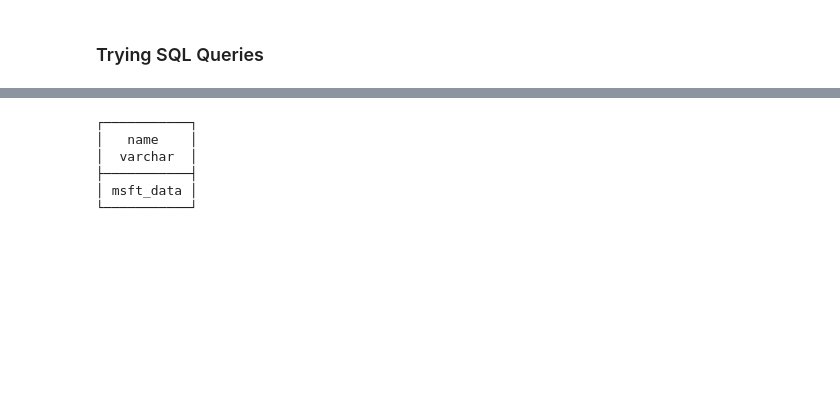
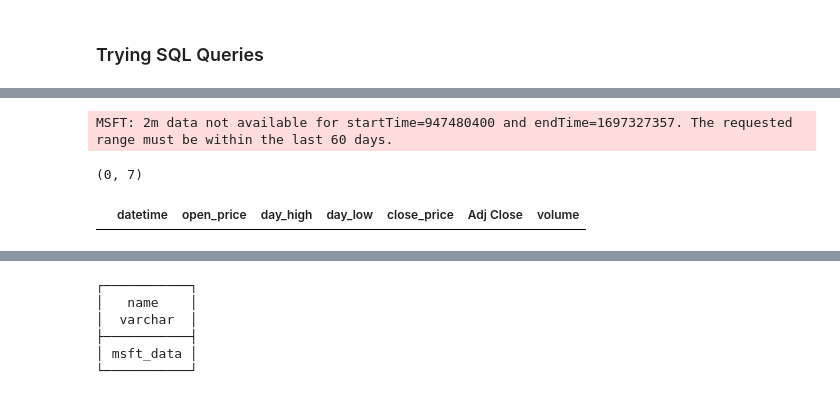
Before and after one commit to zhiyiyi/stock-price-predition, a Jupyter notebook: src/etl/experimental_code.ipynb, the cells around one changed output, grey strips where cells are left out. Cells and saved outputs as stored; diff of their text form; code cells hidden in the pictures; blank space fills up the shorter version.

```diff
--- a/src/etl/experimental_code.ipynb
+++ b/src/etl/experimental_code.ipynb
@@ -114,0 +194,25 @@ conn = duckdb.connect("stock_data.duckdb", read_only=True)
+# %%
+today = datetime.today()
+symbol = "MSFT"
+
+latest_day = "2000-01-10"
+# Extracting the historical market data (i.e. latest_day = (latest_day - timedelta(days=5)))
+ticker = yf.Ticker(symbol)
+recent_data = ticker.history(period="1d", interval="2m", start=latest_day, end=today)
+recent_data = recent_data.rename_axis(["DateTime"]).reset_index().rename(columns={
+        "DateTime": "datetime",
+        "Open": "open_price",
+        "High": "day_high",
+        "Low": "day_low",
+        "Close": "close_price",
+        "Volume": "volume",
+        "Dividends": "dividends",
+        "Stock Splits": "stock_splits"
+    })
+
+print(recent_data.shape)
+recent_data
+# %% [output]
+MSFT: 2m data not available for startTime=947480400 and endTime=1697327357. The requested range must be within the last 60 days.
+(0, 7)
+|  | datetime | open_price | day_high | day_low | close_price | Adj Close | volume |
```
Also changed, not shown: parts of 25 cells of this notebook, 3 other files.
